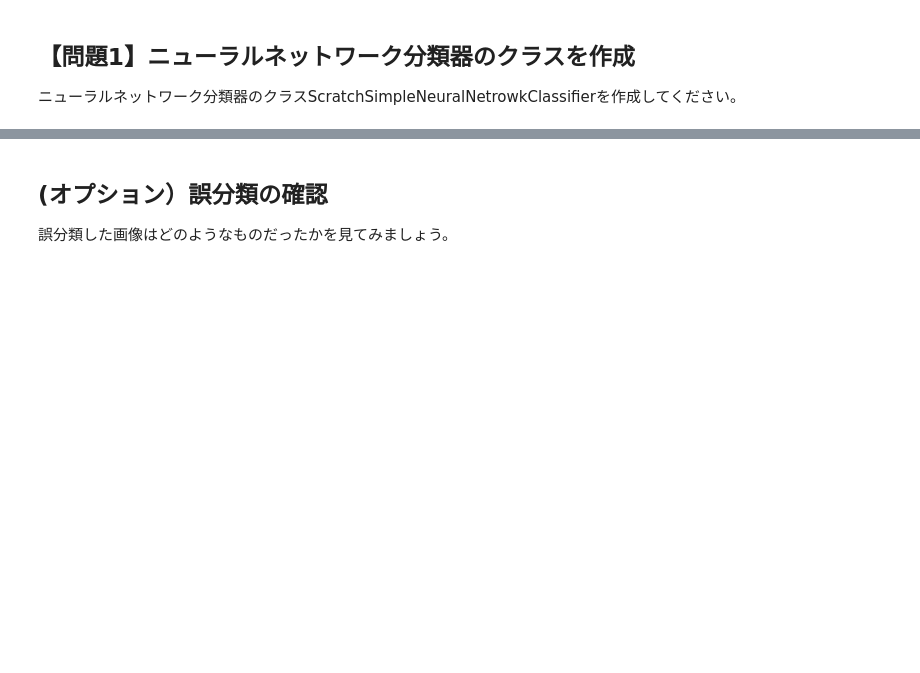
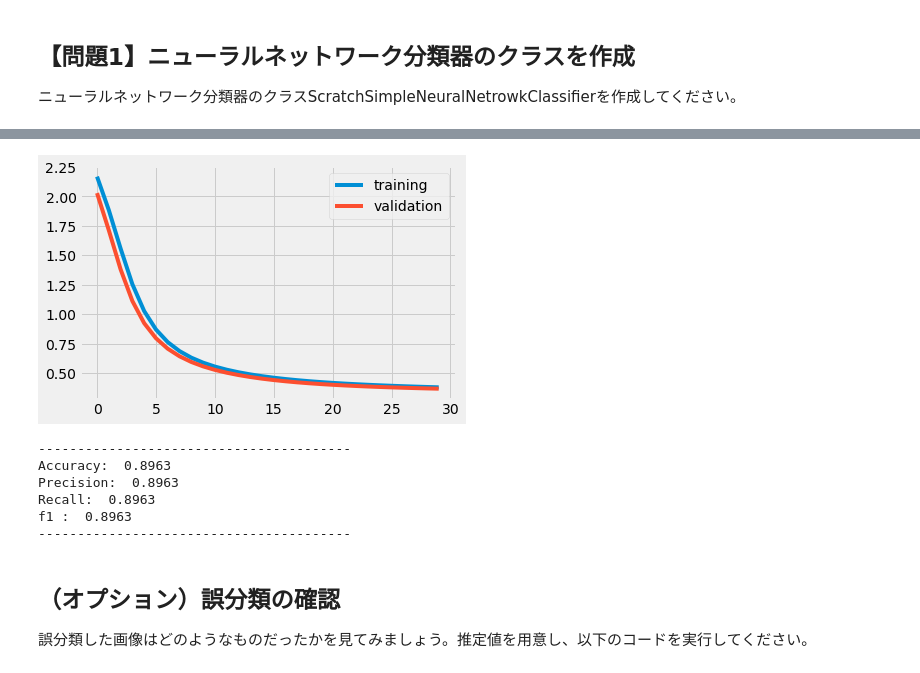
Before and after one commit to ohmorimori/diveintocode-ml, a Jupyter notebook: diveintocode-term2/sprint/sprint10/sprint10-dl-scratch-neural-network.ipynb, the cells around one changed output, grey strips where cells are left out. Cells and saved outputs as stored; diff of their text form; code cells hidden in the pictures; blank space fills up the shorter version.

```diff
--- a/diveintocode-term2/sprint/sprint10/sprint10-dl-scratch-neural-network.ipynb
+++ b/diveintocode-term2/sprint/sprint10/sprint10-dl-scratch-neural-network.ipynb
@@ -613,3 +82,0 @@ class GetMiniBatch:
-# %%
-snnc = ScratchSimpleNeuralNetrowkClassifier(verbose=True, batch_size=10)
-snnc.fit(X_train, y_train)
@@ -640,0 +101,19 @@ hehe hoho
+# %%
+#fit & predict
+snnc = ScratchSimpleNeuralNetrowkClassifier(
+        verbose=True,
+        batch_size=10,
+        node_size_list=[400, 200, 10],
+        activator='sigmoid',
+        lr=0.01,
+        n_epochs=30,
+        sigma=0.1
+)
+
+cost = snnc.fit(X_train, y_train, X_test, y_test)
+pred = snnc.predict(X_test)
+
+print(y_test)
+print(pred)
+print(y_test == pred)
+print((y_test == pred).sum()/len(y_test))
@@ -640,0 +138,8 @@ hehe hoho
+# %%
+import matplotlib.pyplot as plt
+plt.style.use('fivethirtyeight')
+plt.plot(np.arange(len(cost["training"])), cost["training"], label="training")
+plt.plot(np.arange(len(cost["validation"])), cost["validation"], label="validation")
+plt.legend();
+# %% [output]
+[figure, added]
@@ -641,3 +160,12 @@ hehe hoho
+# %%
+show_evaluation(y_test, pred.reshape(-1,))
+# %% [output]
+----------------------------------------
+Accuracy:  0.8963
+Precision:  0.8963
+Recall:  0.8963
+f1 :  0.8963
+----------------------------------------
 # %% [markdown]
-## (オプション）誤分類の確認
-誤分類した画像はどのようなものだったかを見てみましょう。
+## （オプション）誤分類の確認
+誤分類した画像はどのようなものだったかを見てみましょう。推定値を用意し、以下のコードを実行してください。
```
Also changed, not shown: parts of 27 cells of this notebook.
